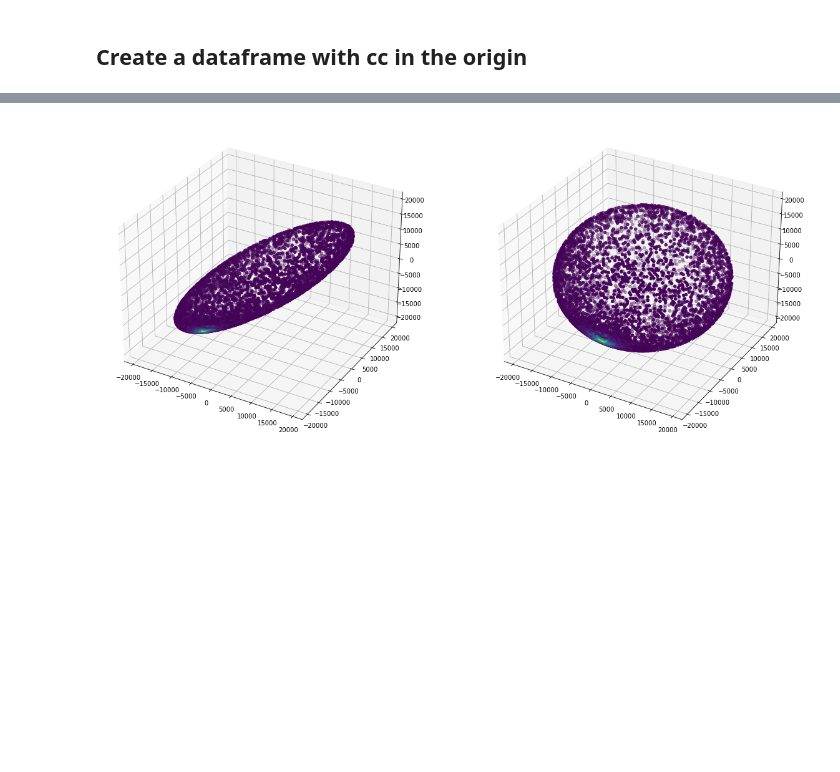
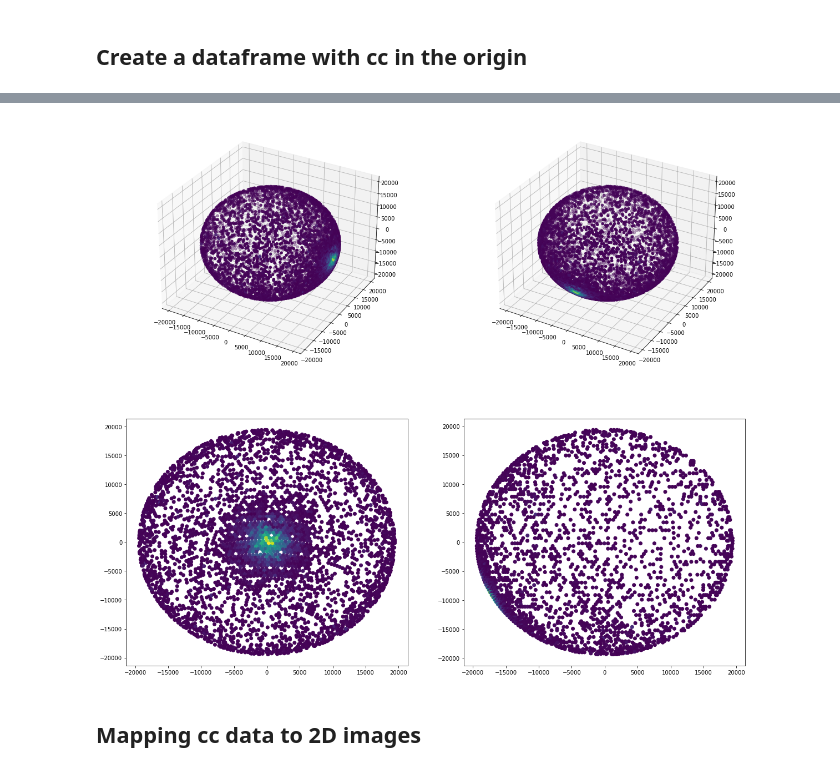
Before and after one commit to c0pp1/distributed-juno, a Jupyter notebook: mapping/cc_mapping.ipynb, the cells around one changed output, grey strips where cells are left out. Cells and saved outputs as stored; diff of their text form; code cells hidden in the pictures; blank space fills up the shorter version.

Commit message:
cc_mapping done maybe

```diff
--- a/mapping/cc_mapping.ipynb
+++ b/mapping/cc_mapping.ipynb
@@ -175,23 +139,43 @@ cc_df[cc_df.ev_id==1]
 # %%
-fig = plt.figure(figsize=(20,10))
-axr = fig.add_subplot(121, projection='3d')
+# for i in range(20):
 i=2
+fig = plt.figure(figsize=(20,18))
+axr = fig.add_subplot(221, projection='3d')
+
 axr.scatter(
     xs = cc_df[cc_df.ev_id==i]['x_new'],
     ys = cc_df[cc_df.ev_id==i]['y_new'],
     zs = cc_df[cc_df.ev_id==i]['z_new'],
     c  = cc_df[cc_df.ev_id==i]['charge']
 )
 # axr.set_zlim(-3e4, 3e4)
 
-axo = fig.add_subplot(122, projection='3d')
+axr2d = fig.add_subplot(223)
+ev = cc_df[cc_df.ev_id==i]
+maskr = ev.x_new > 0
+axr2d.scatter(
+    x = ev['y_new'][maskr],
+    y = ev['z_new'][maskr],
+    c = ev['charge'][maskr]
+)
+
+axo = fig.add_subplot(222, projection='3d')
 axo.scatter(
     xs = cc_df[cc_df.ev_id==i]['x'],
     ys = cc_df[cc_df.ev_id==i]['y'],
     zs = cc_df[cc_df.ev_id==i]['z'],
     c  = cc_df[cc_df.ev_id==i]['charge']
 
 )
+
+masko = ev.x > 0
+axo2d = fig.add_subplot(224)
+axo2d.scatter(
+    x = ev['y'][masko],
+    y = ev['z'][masko],
+    c = ev['charge'][masko]
+)
+
 plt.show()
 # %% [output]
-[figure, old version]
+[figure, new version]
@@ -199,0 +182,2 @@ ev_df['x_new']
+# %% [markdown]
+## Mapping cc data to 2D images
```
Also changed, not shown: parts of 15 cells of this notebook.
